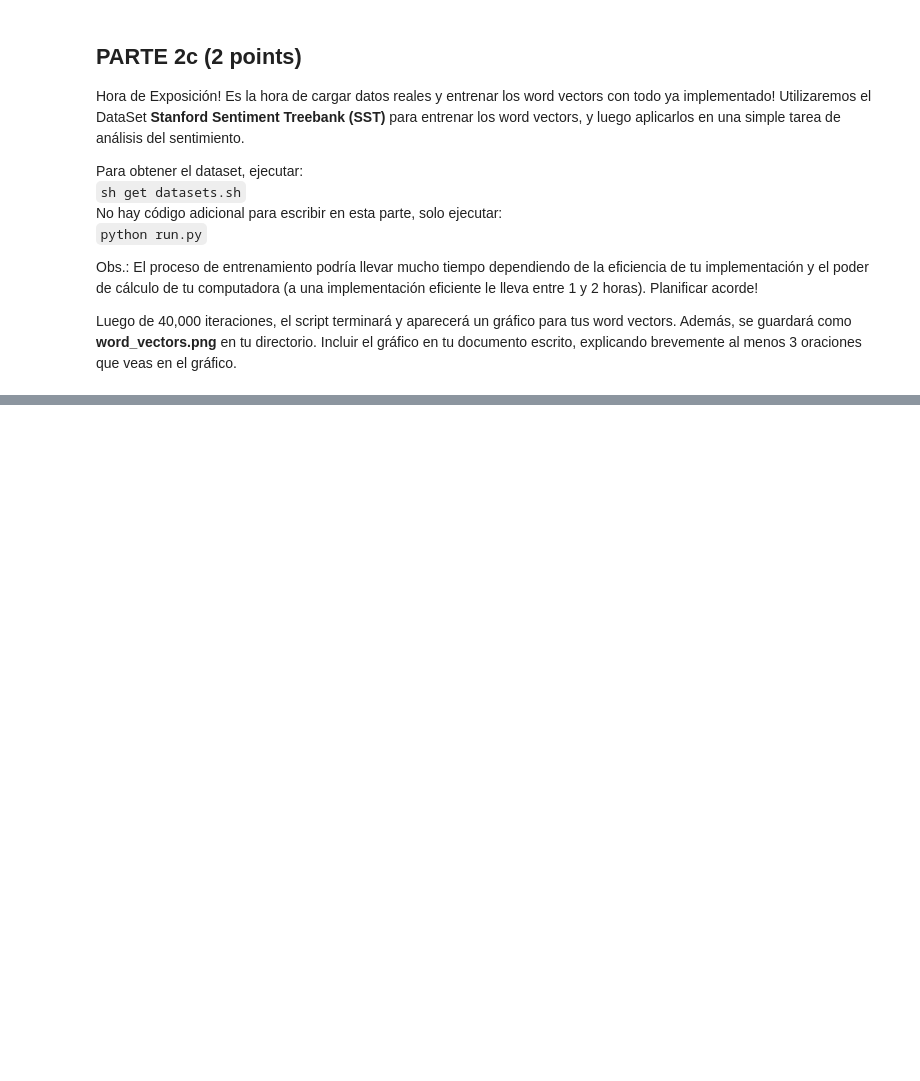
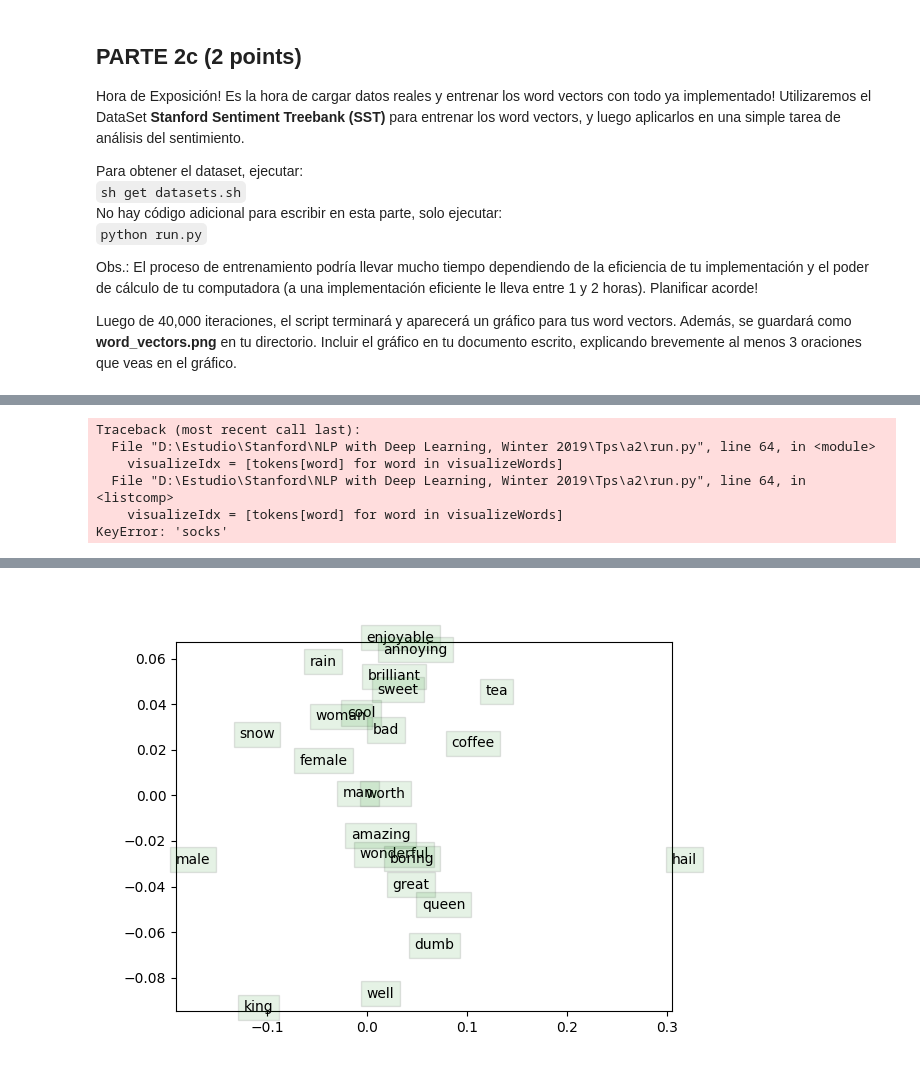
Before and after one commit to leinaxd/Tps, a Jupyter notebook: a2/a2.ipynb, the cells around one changed output, grey strips where cells are left out. Cells and saved outputs as stored; diff of their text form; code cells hidden in the pictures; blank space fills up the shorter version.

Commit message:
A2, entrenado word2vec

```diff
--- a/a2/a2.ipynb
+++ b/a2/a2.ipynb
@@ -541,0 +517,9 @@ sys.path.insert(0,'/contents/Tps/a2/')
+# %%
+#code 2c
+
+!python run.py "building" "metro" "street"  "park" "people" "time" "food" "opera"     "supermarket" "monument" "toy" "sweet" "clothes" "lion" "danger" "cat" "dog" "fish" "rat" "slave" "freedom" "empty" "full" "easy" "hard" "store" "market" "hungry" "sound" "water"
+
+!python run.py
+from IPython.display import Image
+Image('word_vectors.png')
+# %% [output]
@@ -541,0 +528,6 @@ sys.path.insert(0,'/contents/Tps/a2/')
+Traceback (most recent call last):
+  File "D:\Estudio\Stanford\NLP with Deep Learning, Winter 2019\Tps\a2\run.py", line 64, in <module>
+    visualizeIdx = [tokens[word] for word in visualizeWords]
+  File "D:\Estudio\Stanford\NLP with Deep Learning, Winter 2019\Tps\a2\run.py", line 64, in <listcomp>
+    visualizeIdx = [tokens[word] for word in visualizeWords]
+KeyError: 'socks'
@@ -541,0 +536 @@ sys.path.insert(0,'/contents/Tps/a2/')
+[figure, added]
```
Also changed, not shown: parts of 4 cells of this notebook, 1 other file.
